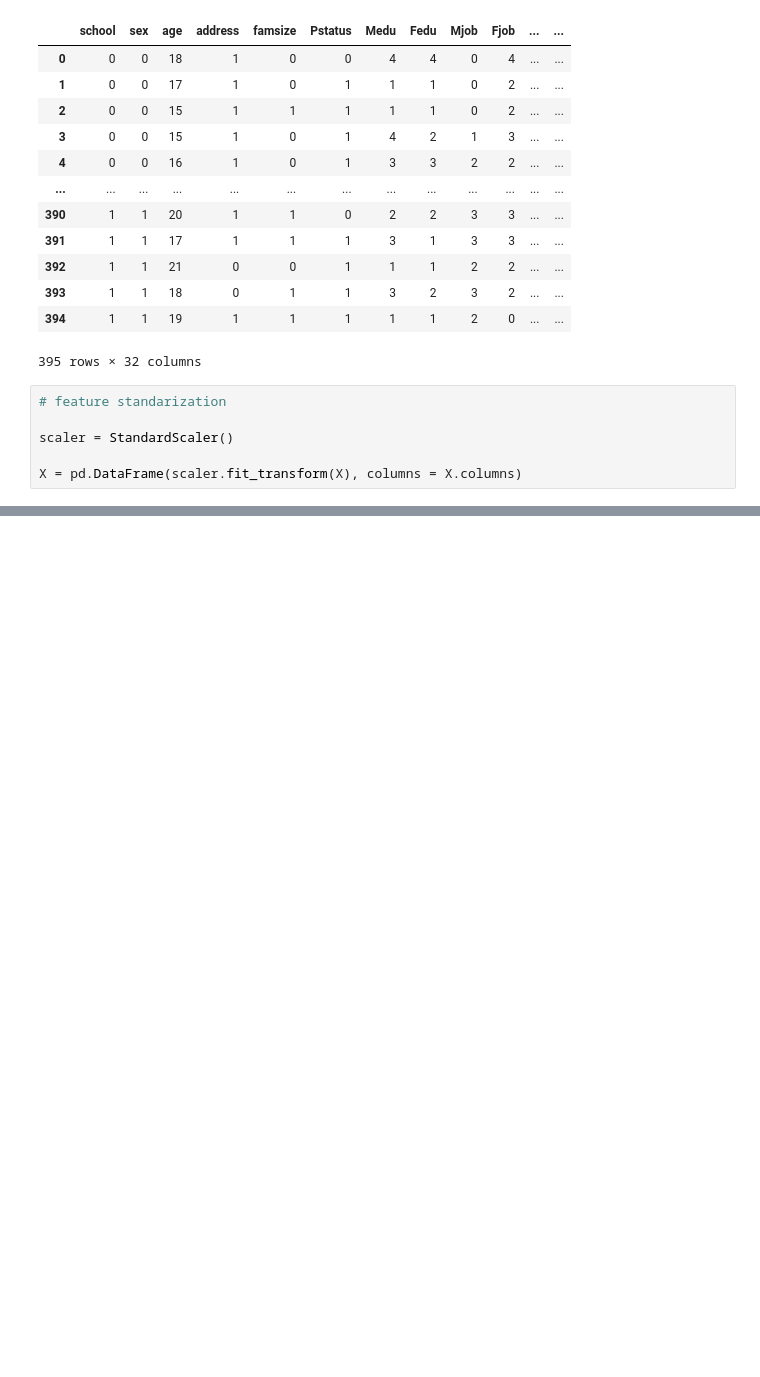
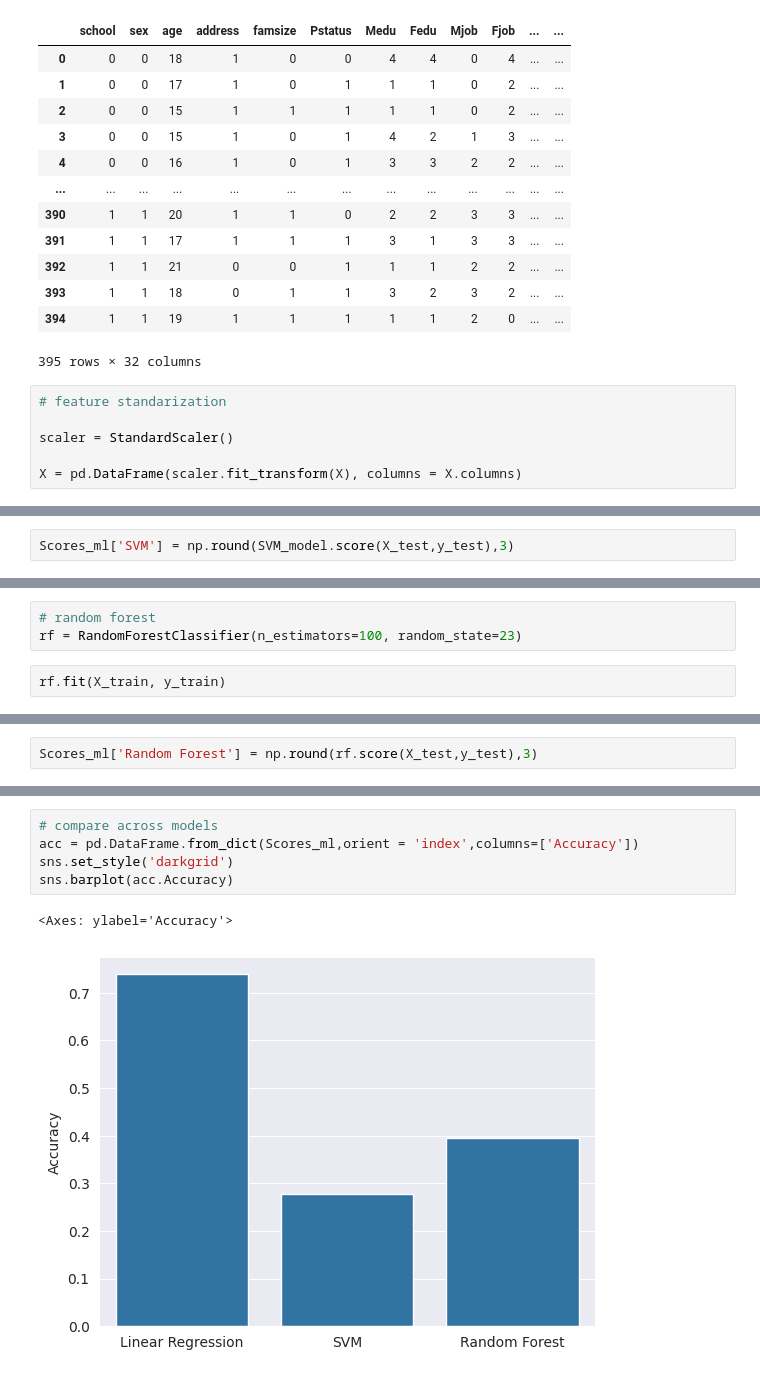
Before and after one commit to intheblueside/machine_learning_projects, a Jupyter notebook: student-grade/student_perf.ipynb, the cells around one changed output, grey strips where cells are left out. Cells and saved outputs as stored; diff of their text form; blank space fills up the shorter version.

Commit message:
models created

```diff
--- a/student-grade/student_perf.ipynb
+++ b/student-grade/student_perf.ipynb
@@ -287,0 +324,2 @@ X = pd.DataFrame(scaler.fit_transform(X), columns = X.columns)
+# %%
+Scores_ml['SVM'] = np.round(SVM_model.score(X_test,y_test),3)
@@ -287,0 +350,5 @@ X = pd.DataFrame(scaler.fit_transform(X), columns = X.columns)
+# %%
+# random forest
+rf = RandomForestClassifier(n_estimators=100, random_state=23)
+# %%
+rf.fit(X_train, y_train)
@@ -287,0 +363,2 @@ X = pd.DataFrame(scaler.fit_transform(X), columns = X.columns)
+# %%
+Scores_ml['Random Forest'] = np.round(rf.score(X_test,y_test),3)
@@ -287,0 +389,8 @@ X = pd.DataFrame(scaler.fit_transform(X), columns = X.columns)
+# %%
+# compare across models
+acc = pd.DataFrame.from_dict(Scores_ml,orient = 'index',columns=['Accuracy'])
+sns.set_style('darkgrid')
+sns.barplot(acc.Accuracy)
+# %% [output]
+<Axes: ylabel='Accuracy'>
+[figure, added]
```
Also changed, not shown: parts of 17 cells of this notebook.
